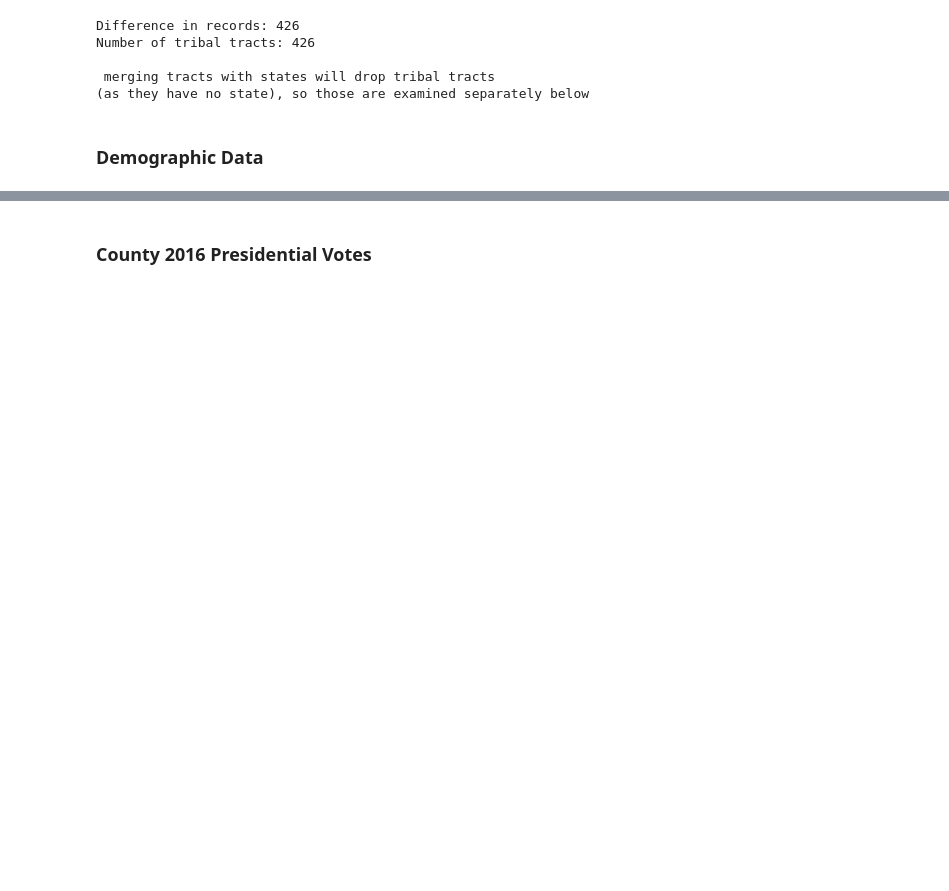
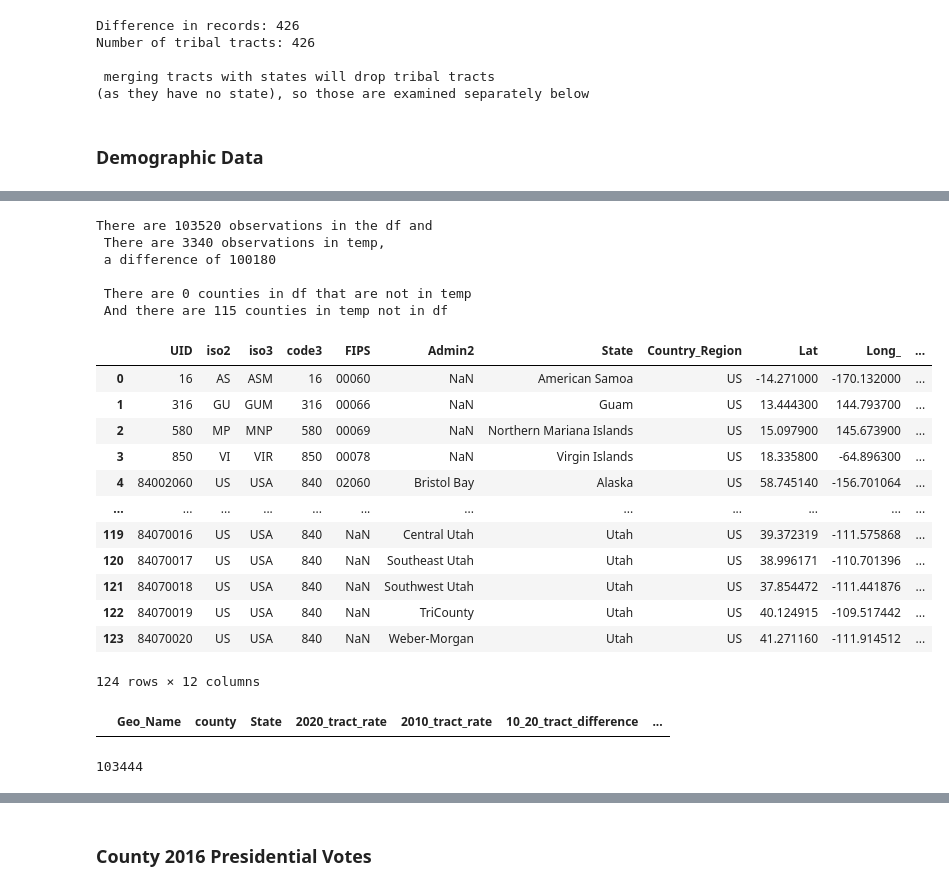
Before and after one commit to tdiffendal/USAT, a Jupyter notebook: census-responses/census_responses_colab.ipynb, the cells around one changed output, grey strips where cells are left out. Drawn from its saved outputs; the diff is of its cells as text; code cells hidden in the pictures; blank space fills up the shorter version.

```diff
--- a/census-responses/census_responses_colab.ipynb
+++ b/census-responses/census_responses_colab.ipynb
@@ -201,7 +256,7 @@ crosswalk['GEO20'] = crosswalk['GEO20'].apply(fill_zeros)
 demo['GEO10'] = demo['GEO_ID'].str[9:]
 tracts['GEO20'] = tracts['GEO_ID'].str[9:]
 df = pd.merge(demo, crosswalk, on="GEO10", how="inner").merge(
-    tracts, on='GEO20', how="inner").drop(['GEO_ID_x', 'GEO_ID_y'], axis=1)
+    tracts, on='GEO20', how="inner").rename(columns={'GEO_ID_x':'GEO_ID'}).drop('GEO_ID_y', axis=1)
 # %%
 #only select columns we want
 df = df[['Geo_Name', 'county', 'State', '2020_tract_rate',
@@ -211,7 +266,7 @@ df = df[['Geo_Name', 'county', 'State', '2020_tract_rate',
  'asian_pct', 'pacific_pct', 'other_pct', 'two_pct', 'latino_pct', 'notLatino_pct',
  'house_units', 'occupied_pct', 'vacant_pct','owner_pct', 'renter_pct',
  'no_telephone_pct', 'median_value', 'rent_more_35_pct', 'median_income',
- 'no_int_pct', 'Region']]
+ 'no_int_pct', 'Region', 'GEO_ID']]
 # %%
 #strip space in front of character columns
 df.State = df.State.str.lstrip()
@@ -218,0 +276,19 @@ df.county = df.county.str.lstrip()
+# %%
+# need to create county FIPS for joining
+df['FIPS'] = df['GEO_ID'].str[9:14]
+# %%
+temp = pd.read_csv("https://raw.githubusercontent.com/CSSEGISandData/COVID-19/master/csse_covid_19_data/csse_covid_19_time_series/time_series_covid19_confirmed_US.csv")
+temp = temp.iloc[:, np.r_[0:11, -1]].rename(columns={temp.columns[-1]: "case_count", "Province_State":"State"})
+temp['FIPS'] = temp['FIPS'].astype(str).replace('\.0', '', regex=True)
+
+## some fips leading zeros were cut, should be 5 long
+def fill_zeros(x):
+    if x == 'nan':
+      return np.nan
+    if len(x) < 5:
+      return x.zfill(5)
+    elif len(x) >= 5:
+      return x
+
+temp['FIPS'] = temp['FIPS'].apply(fill_zeros)
+temp.FIPS.value_counts()
@@ -218,0 +308,50 @@ df.county = df.county.str.lstrip()
+# %%
+# difference in covid and df
+
+# Identify what values are in df and not in temp
+key_diff1 = pd.DataFrame(list(set(df.FIPS).difference(temp.FIPS))
+).rename(columns={0:'FIPS'})
+
+# Identify what values are in temp and not in df
+key_diff2 = pd.DataFrame(list(set(temp.FIPS).difference(df.FIPS))
+).rename(columns={0:'FIPS'})
+
+print("There are", len(df), "observations in the df and \n",
+    "There are", len(temp), "observations in temp, \n",
+    "a difference of", len(df) - len(temp), "\n\n",
+    "There are", len(key_diff1),
+    "counties in df that are not in temp \n",
+    "And there are", len(key_diff2), "counties in temp not in df\n")
+
+blah = pd.merge(temp, key_diff2, on='FIPS')
+blah
+# %% [output]
+There are 103520 observations in the df and
+ There are 3340 observations in temp,
+ a difference of 100180
+
+ There are 0 counties in df that are not in temp
+ And there are 115 counties in temp not in df
+|  | UID | iso2 | iso3 | code3 | FIPS | Admin2 | State | Country_Region | Lat | Long_ | ... |
+| 0 | 16 | AS | ASM | 16 | 00060 | NaN | American Samoa | US | -14.271000 | -170.132000 | ... |
+| 1 | 316 | GU | GUM | 316 | 00066 | NaN | Guam | US | 13.444300 | 144.793700 | ... |
+| 2 | 580 | MP | MNP | 580 | 00069 | NaN | Northern Mariana Islands | US | 15.097900 | 145.673900 | ... |
+| 3 | 850 | VI | VIR | 850 | 00078 | NaN | Virgin Islands | US | 18.335800 | -64.896300 | ... |
+| 4 | 84002060 | US | USA | 840 | 02060 | Bristol Bay | Alaska | US | 58.745140 | -156.701064 | ... |
+| ... | ... | ... | ... | ... | ... | ... | ... | ... | ... | ... | ... |
+| 119 | 84070016 | US | USA | 840 | NaN | Central Utah | Utah | US | 39.372319 | -111.575868 | ... |
+| 120 | 84070017 | US | USA | 840 | NaN | Southeast Utah | Utah | US | 38.996171 | -110.701396 | ... |
+| 121 | 84070018 | US | USA | 840 | NaN | Southwest Utah | Utah | US | 37.854472 | -111.441876 | ... |
+| 122 | 84070019 | US | USA | 840 | NaN | TriCounty | Utah | US | 40.124915 | -109.517442 | ... |
+| 123 | 84070020 | US | USA | 840 | NaN | Weber-Morgan | Utah | US | 41.271160 | -111.914512 | ... |
+124 rows × 12 columns
+# %%
+ddf = pd.merge(df, temp, how='right', on=['State', 'FIPS'])
+ddf.loc[(pd.isna(ddf.case_count))]
+# %% [output]
+|  | Geo_Name | county | State | 2020_tract_rate | 2010_tract_rate | 10_20_tract_difference | ... |
+# %%
+len(ddf)
+#len(df)
+# %% [output]
+103444
```
Also changed, not shown: parts of 110 cells of this notebook.
